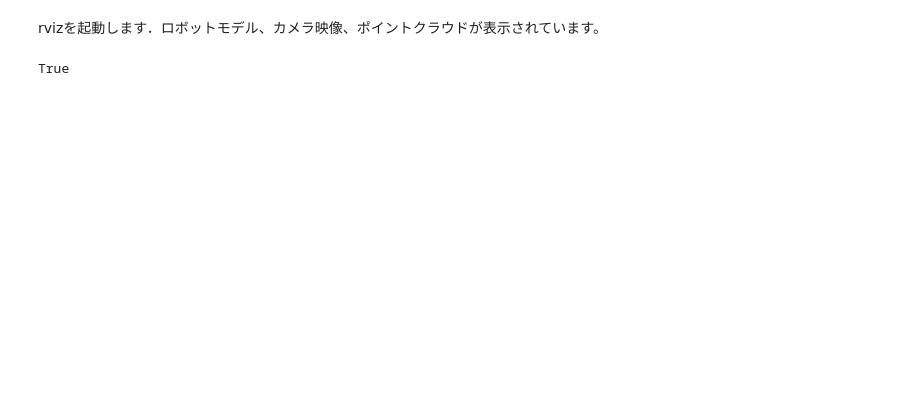
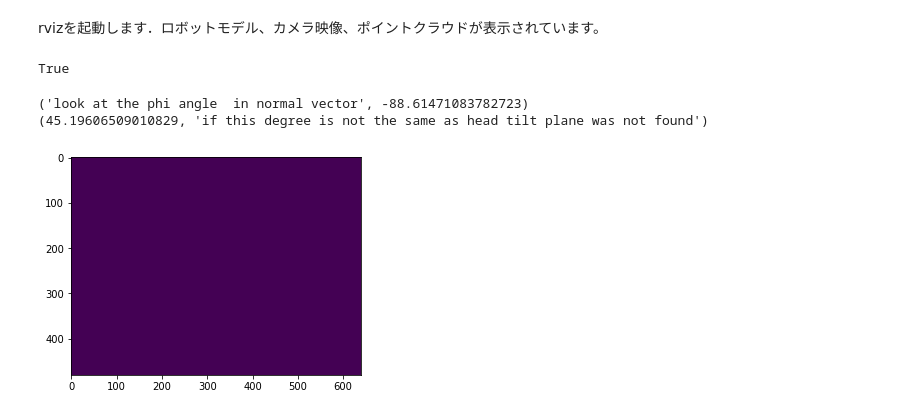
Before and after one commit to takeshi-pumas/robocup_docker, a Jupyter notebook: notebooks_ours/12_task_2.ipynb, the cells around one changed output. Cells and saved outputs as stored; diff of their text form; code cells hidden in the pictures; blank space fills up the shorter version.

```diff
--- a/notebooks_ours/12_task_2.ipynb
+++ b/notebooks_ours/12_task_2.ipynb
@@ -553,0 +535,7 @@ from actionlib_msgs.msg import GoalStatus
+# %%
+
+cents=seg_floor(image_data,points_data,2,5000)
+# %% [output]
+('look at the phi angle  in normal vector', -88.61471083782723)
+(45.19606509010829, 'if this degree is not the same as head tilt plane was not found')
+[figure, added]
```
Also changed, not shown: parts of 36 cells of this notebook, 6 other files.
